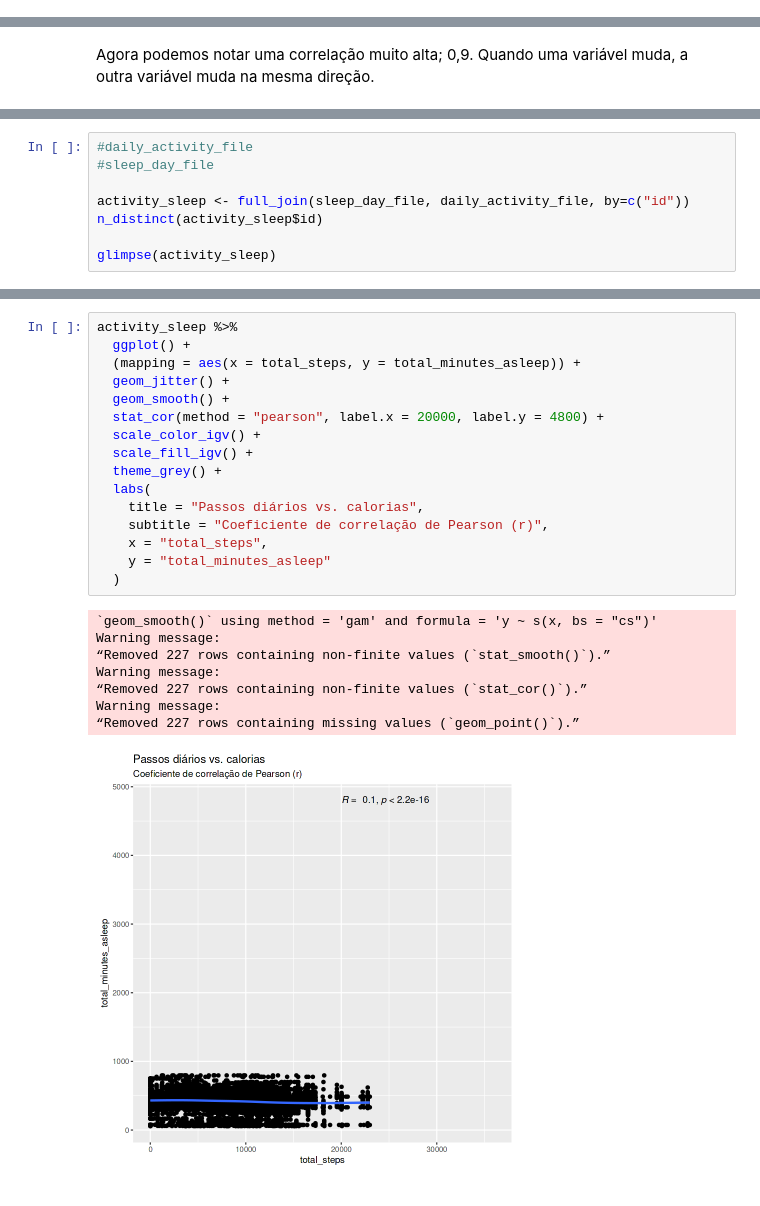
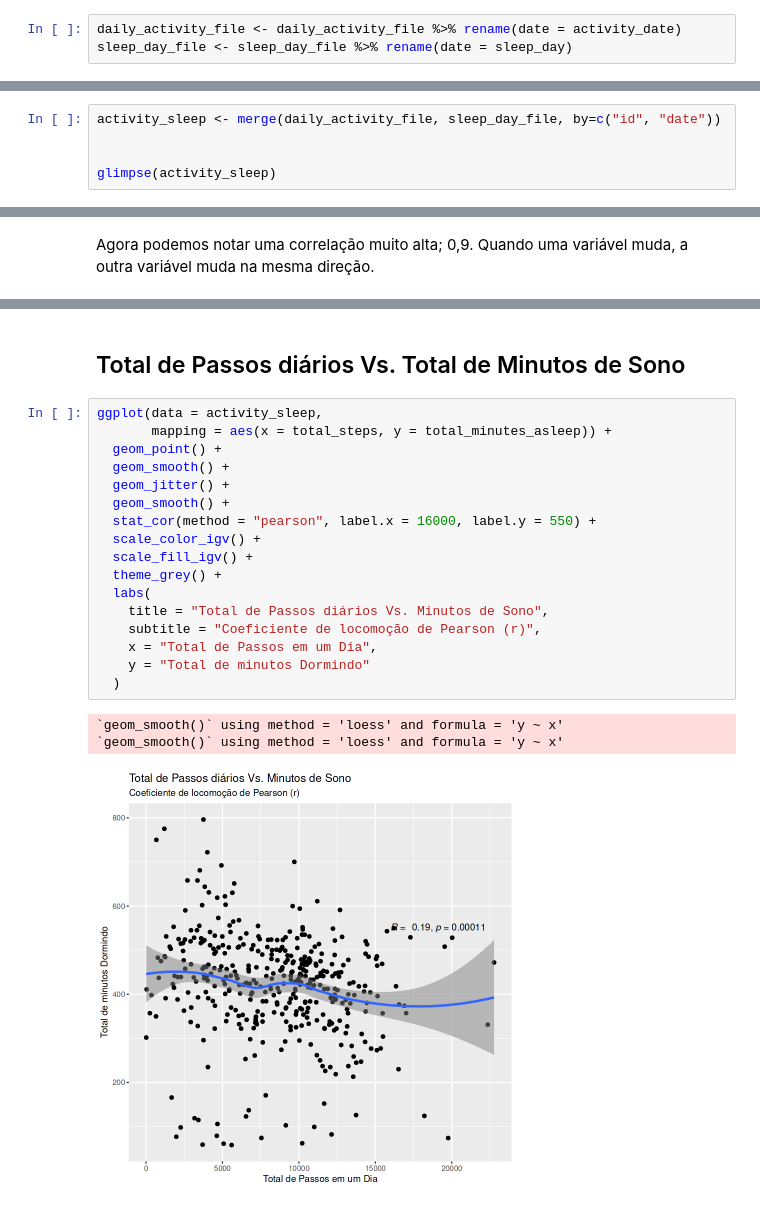
Before and after one commit to ARRETdaniel/22-2E_topicos_Especiais_em_IA_II_Sistemas_Inteligentes, a Jupyter notebook: projectFinal/finalproject-fitbit-fitness-data.ipynb, the cells around one changed output, grey strips where cells are left out. Saved outputs shown, nothing was run; the diff lists cells and outputs as text.

```diff
--- a/projectFinal/finalproject-fitbit-fitness-data.ipynb
+++ b/projectFinal/finalproject-fitbit-fitness-data.ipynb
@@ -295,0 +313,3 @@ Esse processamento é possível a partir da biblioteca ***lubridate*** que nos d
+# %%
+daily_activity_file <- daily_activity_file %>% rename(date = activity_date)
+sleep_day_file <- sleep_day_file %>% rename(date = sleep_day)
@@ -295,0 +318,5 @@ Esse processamento é possível a partir da biblioteca ***lubridate*** que nos d
+# %%
+activity_sleep <- merge(daily_activity_file, sleep_day_file, by=c("id", "date"))
+
+
+glimpse(activity_sleep)
@@ -449,8 +488,0 @@ $ total_time                 <dbl> 1094, 1033, 1440, 998, 1040, 761, 1440, 112
-# %%
-#daily_activity_file
-#sleep_day_file
-
-activity_sleep <- full_join(sleep_day_file, daily_activity_file, by=c("id"))
-n_distinct(activity_sleep$id)
-
-glimpse(activity_sleep)
@@ -476,25 +489,24 @@ $ total_time                 <dbl> 1094, 1033, 1440, 998, 1040, 761, 1440, 112
+# %% [markdown]
+<a id="subsection4-four"></a>
+## Total de Passos diários Vs. Total de Minutos de Sono
 # %%
-activity_sleep %>%
-  ggplot() +
-  (mapping = aes(x = total_steps, y = total_minutes_asleep)) +
+ggplot(data = activity_sleep,
+       mapping = aes(x = total_steps, y = total_minutes_asleep)) +
+  geom_point() +
+  geom_smooth() +
   geom_jitter() +
   geom_smooth() +
-  stat_cor(method = "pearson", label.x = 20000, label.y = 4800) +
+  stat_cor(method = "pearson", label.x = 16000, label.y = 550) +
   scale_color_igv() +
   scale_fill_igv() +
   theme_grey() +
   labs(
-    title = "Passos diários vs. calorias",
-    subtitle = "Coeficiente de correlação de Pearson (r)",
-    x = "total_steps",
-    y = "total_minutes_asleep"
+    title = "Total de Passos diários Vs. Minutos de Sono",
+    subtitle = "Coeficiente de locomoção de Pearson (r)",
+    x = "Total de Passos em um Dia",
+    y = "Total de minutos Dormindo"
   )
 # %% [output]
-`geom_smooth()` using method = 'gam' and formula = 'y ~ s(x, bs = "cs")'
-Warning message:
-“Removed 227 rows containing non-finite values (`stat_smooth()`).”
-Warning message:
-“Removed 227 rows containing non-finite values (`stat_cor()`).”
-Warning message:
-“Removed 227 rows containing missing values (`geom_point()`).”
+`geom_smooth()` using method = 'loess' and formula = 'y ~ x'
+`geom_smooth()` using method = 'loess' and formula = 'y ~ x'
-[figure, old version]
+[figure, new version]
```
Also changed, not shown: parts of 32 cells of this notebook.
